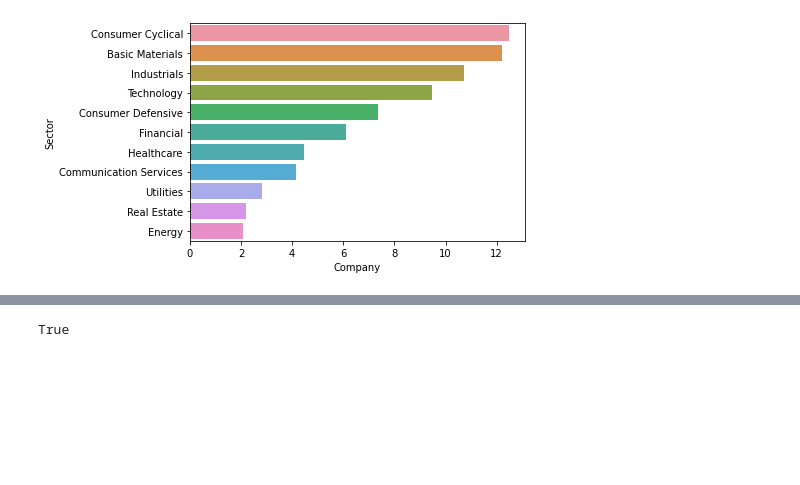
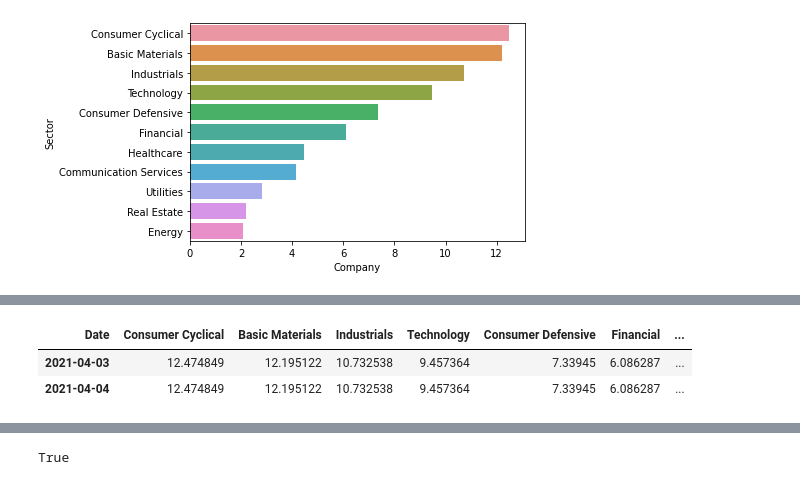
Before and after one commit to chan1123/Full_Trend_Template, a Jupyter notebook: Testing.ipynb, the cells around one changed output, grey strips where cells are left out. Cells and saved outputs as stored; diff of their text form; code cells hidden in the pictures; blank space fills up the shorter version.

```diff
--- a/Testing.ipynb
+++ b/Testing.ipynb
@@ -130,0 +157,11 @@ sns.barplot(y=df_proportion.index, x=df_proportion['Company']);
+# %%
+def return_proportion():
+    """
+    Return filename of today
+    :return: string
+    """
+    filename = './assets/' + 'Proportion_overtime' + '.csv'
+    print(filename)
+    return pd.read_csv(filename, index_col=0)
+
+original = return_proportion()
@@ -164,0 +191,18 @@ return_TT()
+# %%
+def save_proportion(original, proportion):
+
+    today_date = datetime.datetime.now().strftime("%Y-%m-%d")
+    if original.index[-1] != today_date:
+
+        df = proportion.T
+        df.index = [datetime.datetime.today().date()]
+        df.columns.name = 'Date'
+
+        return pd.concat([original, df], axis=0)
+
+new = save_proportion(original, df_proportion)
+new
+# %% [output]
+| Date | Consumer Cyclical | Basic Materials | Industrials | Technology | Consumer Defensive | Financial | ... |
+| 2021-04-03 | 12.474849 | 12.195122 | 10.732538 | 9.457364 | 7.33945 | 6.086287 | ... |
+| 2021-04-04 | 12.474849 | 12.195122 | 10.732538 | 9.457364 | 7.33945 | 6.086287 | ... |
```
Also changed, not shown: parts of 13 cells of this notebook, 4 other files.
